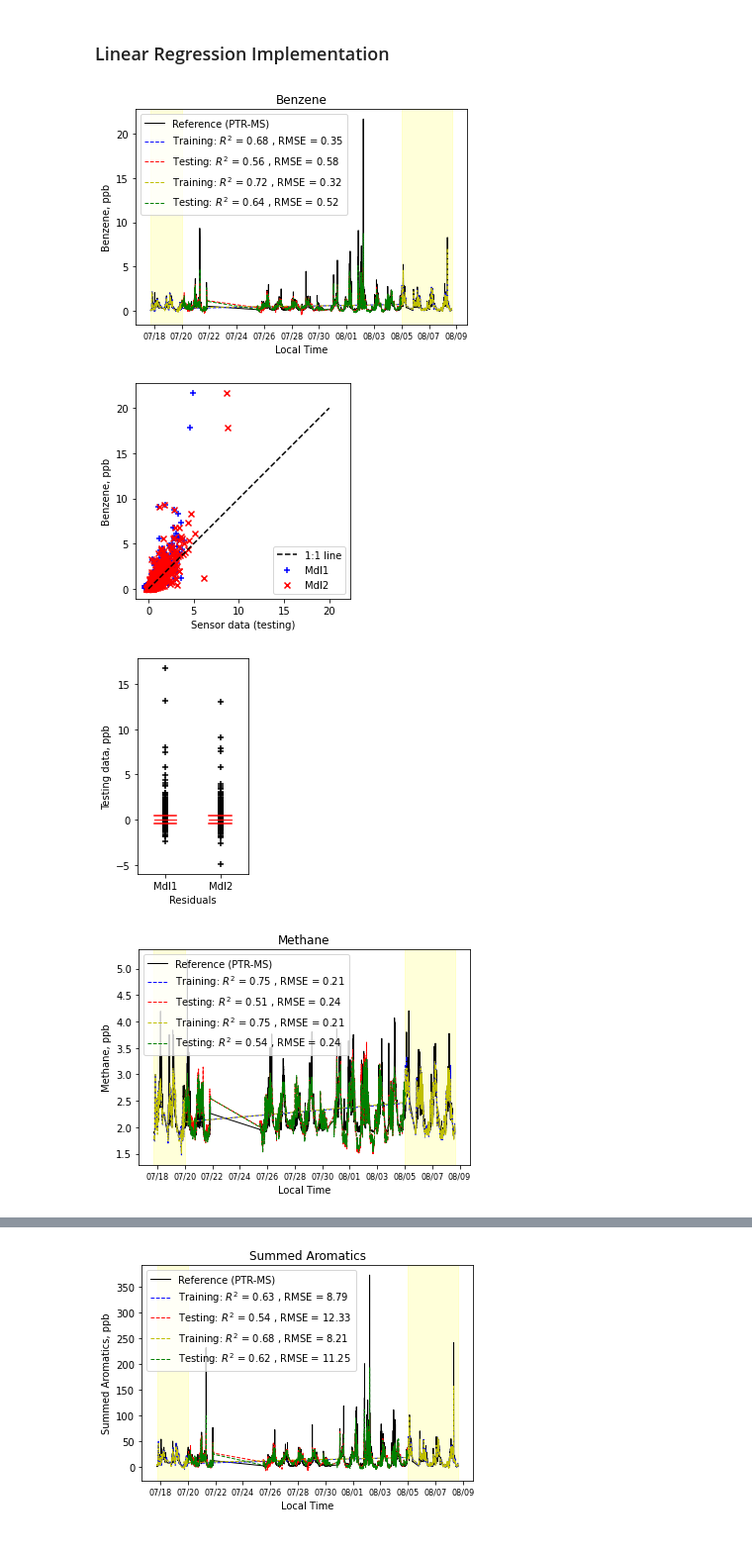
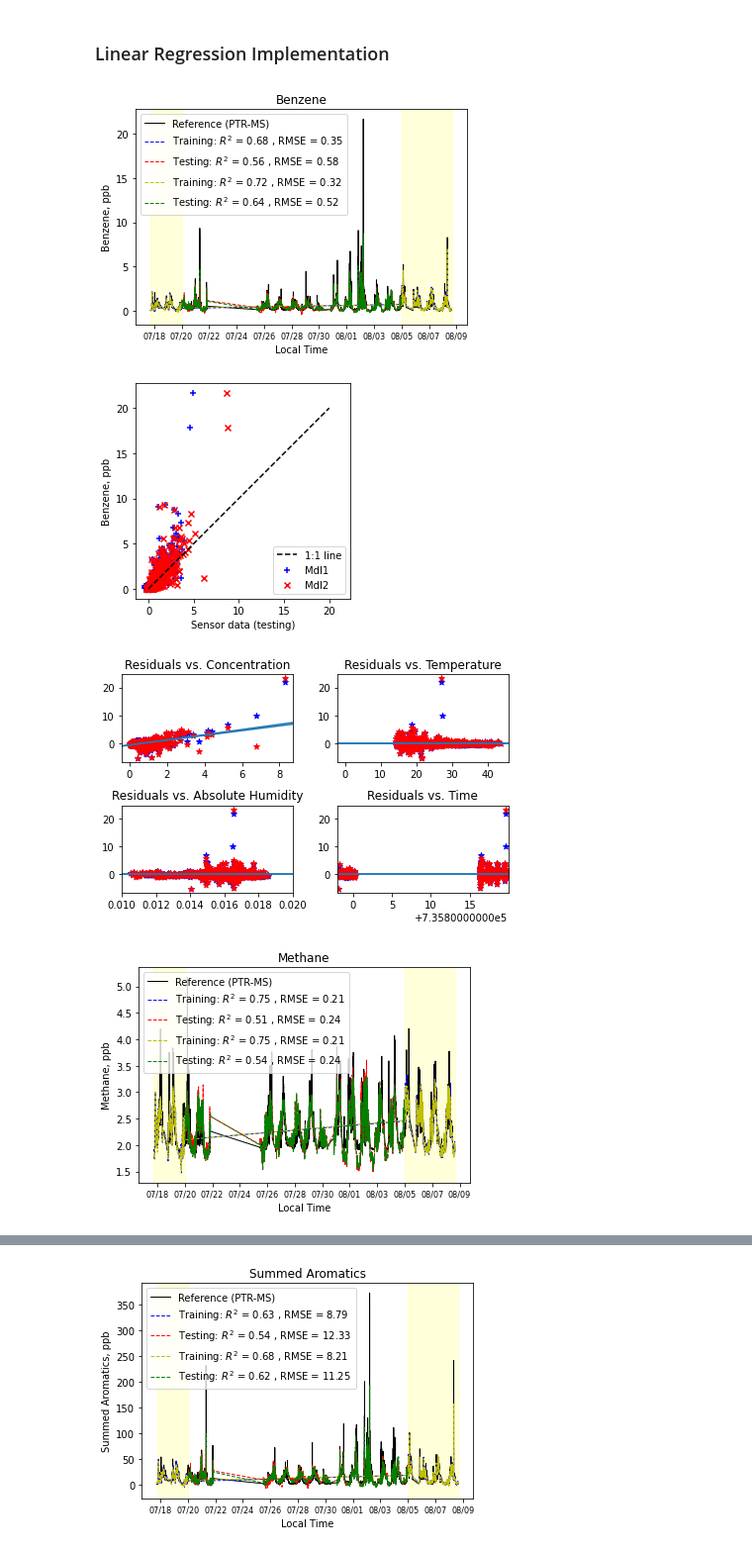
Before and after one commit to Amarques-UCSD/MOx-VOCs_replication, a Jupyter notebook: VOC_Mox.ipynb, the cells around one changed output, grey strips where cells are left out. Shown at 99% size. Saved outputs shown, nothing was run; the diff lists cells and outputs as text; code cells hidden in the pictures.

```diff
--- a/VOC_Mox.ipynb
+++ b/VOC_Mox.ipynb
@@ -251,12 +252,12 @@ def linear_fit(name, auto_gen_ticks = False, residuals_paper = False):
         plt.show()
     return mdl, mdl2
 # %%
-mdl_b, mdl_b1 = linear_fit("Benz", residuals_paper=True) # Benzene Fit
+mdl_b, mdl_b1 = linear_fit("Benz", residuals_paper=False) # Benzene Fit
 mdl_m, mdl_m1 = linear_fit("CH4")  # Methane Fit
 # %% [output]
 [figure]
 [figure]
-[figure, old version]
+[figure, new version]
 [figure]
 [figure]
 [figure]
```
Also changed, not shown: parts of 10 cells of this notebook, 5 other files.
